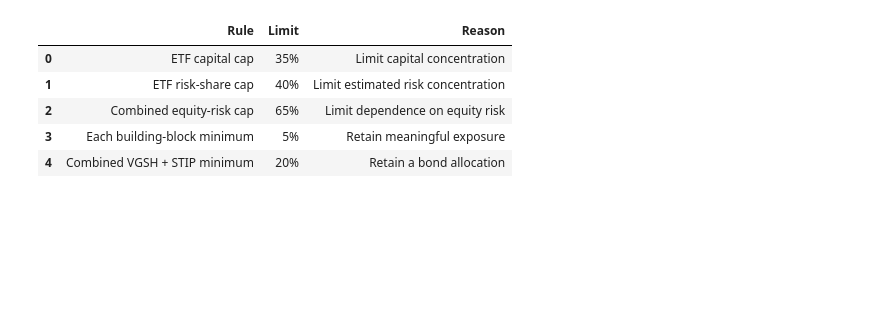
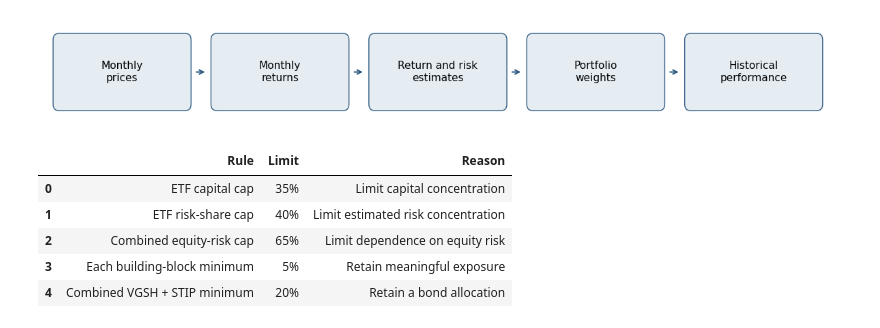
Before and after one commit to kybeka/meridian-capital, a Jupyter notebook: research/round-1/round1_analysis.ipynb, the cells around one changed output. Drawn from its saved outputs; the diff is of its cells as text; code cells hidden in the pictures; blank space fills up the shorter version.

Commit message:
style(research): simplify notebook prose and illustrate portfolio analysis

```diff
--- a/research/round-1/round1_analysis.ipynb
+++ b/research/round-1/round1_analysis.ipynb
@@ -21,14 +19,13 @@ import pandas as pd
 import matplotlib.pyplot as plt
 from scipy.optimize import minimize
 from scipy.stats import norm
-from openpyxl import load_workbook
 from IPython.display import display, Markdown
 
-# Open this notebook from the round-1 folder; all input paths are relative to it.
+# Input paths are relative to the notebook folder.
 ROOT = Path.cwd()
-DATA = ROOT / "Data"
-RESULTS = ROOT / "Results"
-STUDIES = ROOT / "Studies"
+DATA = ROOT / "data"
+RESULTS = ROOT / "results"
+STUDIES = ROOT / "studies"
 RESULTS.mkdir(exist_ok=True)
 STUDIES.mkdir(exist_ok=True)
 
@@ -55,6 +52,33 @@ GROUPS = {
 }
 plt.rcParams.update({"figure.figsize": (10, 5), "axes.spines.top": False,
                      "axes.spines.right": False, "font.size": 11})
+
+ASSET_COLORS = {"SPY": "#315b83", "VWO": "#7587aa", "EEMV": "#7caac1",
+                "DBC": "#c28d48", "SCHD": "#8b7a9d", "VGSH": "#8cac98", "STIP": "#b9cedb"}
+
+def save_chart(figure, filename):
+    figure.tight_layout()
+    figure.savefig(RESULTS / (filename + ".png"), dpi=180, bbox_inches="tight")
+    figure.savefig(RESULTS / (filename + ".pdf"), bbox_inches="tight")
+    plt.show()
+# %%
+from matplotlib.patches import FancyBboxPatch
+
+figure, axis = plt.subplots(figsize=(12, 1.8))
+steps = ["Monthly\nprices", "Monthly\nreturns", "Return and risk\nestimates", "Portfolio\nweights", "Historical\nperformance"]
+for i, label in enumerate(steps):
+    box = FancyBboxPatch((i * 2.3, 0.4), 1.85, 0.8, boxstyle="round,pad=0.08",
+                         facecolor="#e5edf3", edgecolor="#315b83")
+    axis.add_patch(box)
+    axis.text(i * 2.3 + 0.925, 0.8, label, ha="center", va="center", fontsize=11)
+    if i < len(steps) - 1:
+        axis.annotate("", xy=(i * 2.3 + 2.16, 0.8), xytext=(i * 2.3 + 1.98, 0.8),
+                      arrowprops={"arrowstyle": "->", "color": "#315b83", "lw": 1.5})
+axis.set(xlim=(-0.2, 11.4), ylim=(0.15, 1.4))
+axis.axis("off")
+save_chart(figure, "analysis_steps")
+# %% [output]
+[figure, added]
 # %%
 policy_description = pd.DataFrame([
     ["ETF capital cap", POLICY["capital_cap"], "Limit capital concentration"],
```
Also changed, not shown: parts of 38 cells of this notebook, 50 other files.
